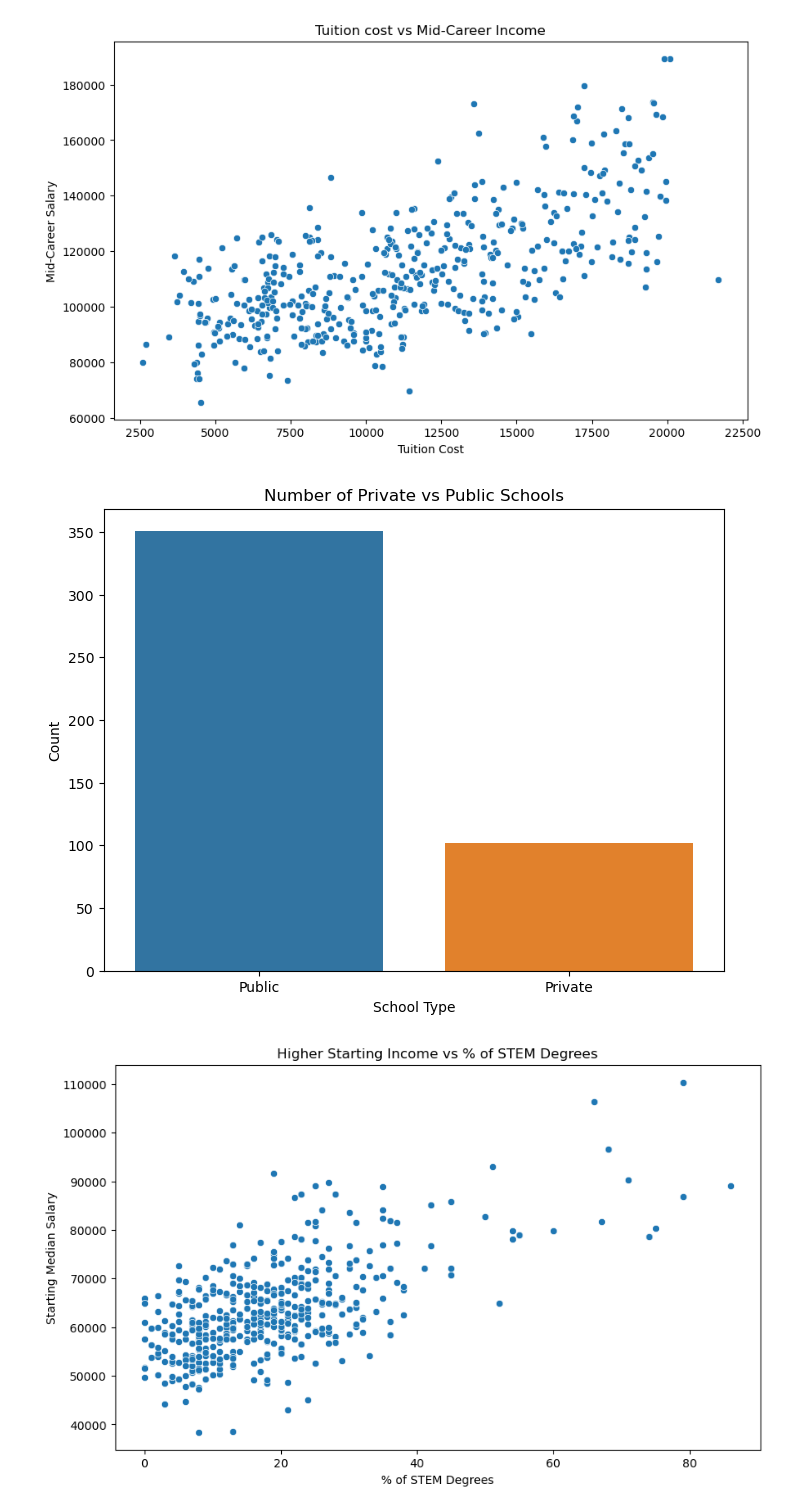
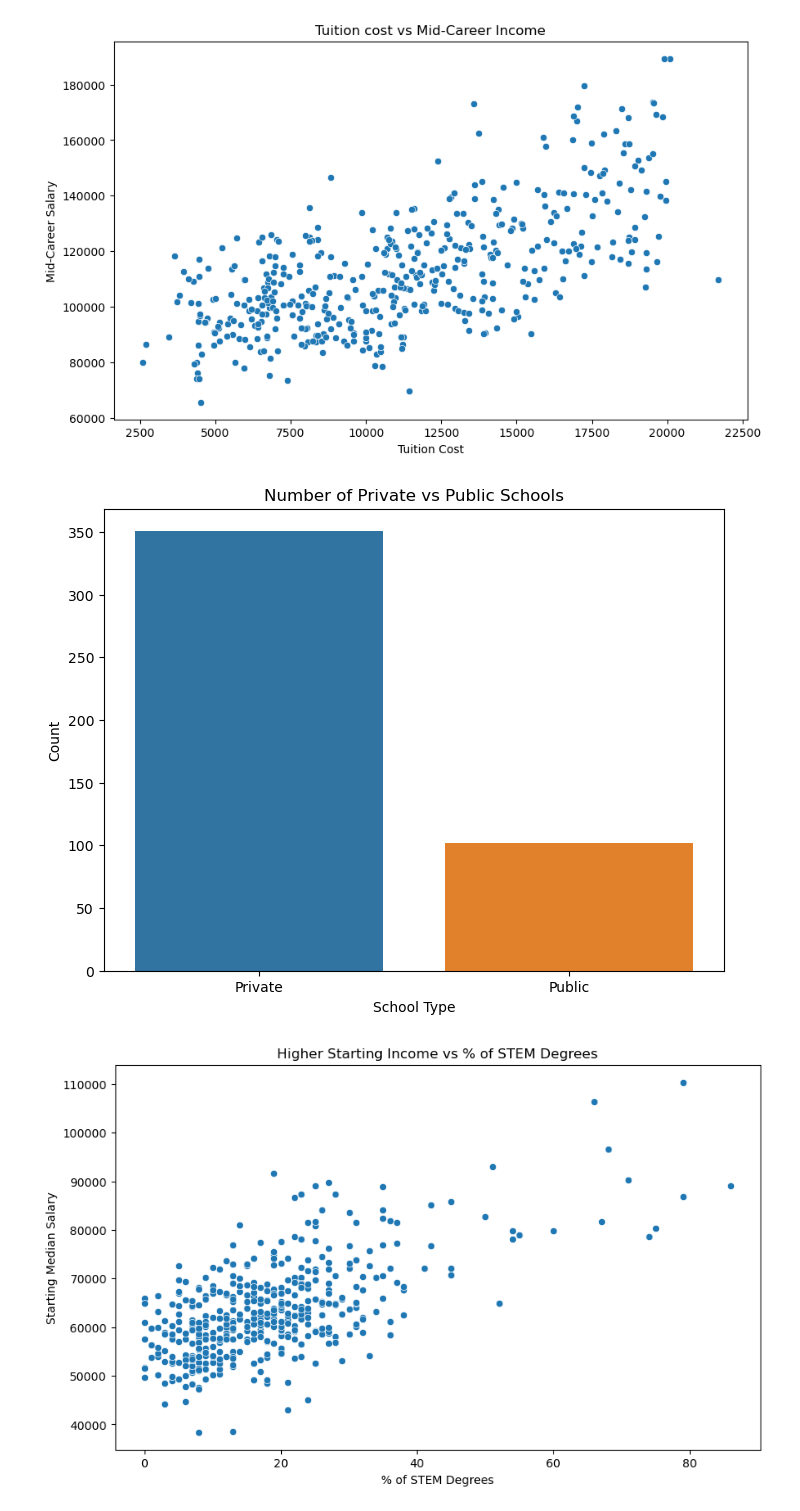
Before and after one commit to sWeeks99/Education_Trends_and_Opportunities, a Jupyter notebook: gulsens_analysis/gulsens_analysis.ipynb, the cells around one changed output. Cells and saved outputs as stored; diff of their text form; code cells hidden in the pictures.

```diff
--- a/gulsens_analysis/gulsens_analysis.ipynb
+++ b/gulsens_analysis/gulsens_analysis.ipynb
@@ -136,14 +136,15 @@ plt.show()
 # %%
 # Bar plot: Private vs public
 plt.figure(figsize=(8, 6))
 sns.countplot(x='Private', data=merged_data)
 plt.title('Number of Private vs Public Schools')
 plt.xlabel('School Type')
 plt.ylabel('Count')
-plt.xticks(ticks=[0, 1], labels=['Public', 'Private'])
+plt.xticks(ticks=[0, 1], labels=['Private', 'Public'])
+
 plt.show()
 # %% [output]
-[figure, old version]
+[figure, new version]
 # %%
 # Scatter plot: Higher starting income vs % of Stem
 plt.figure(figsize=(10, 6))
```
Also changed, not shown: parts of 6 cells of this notebook.
